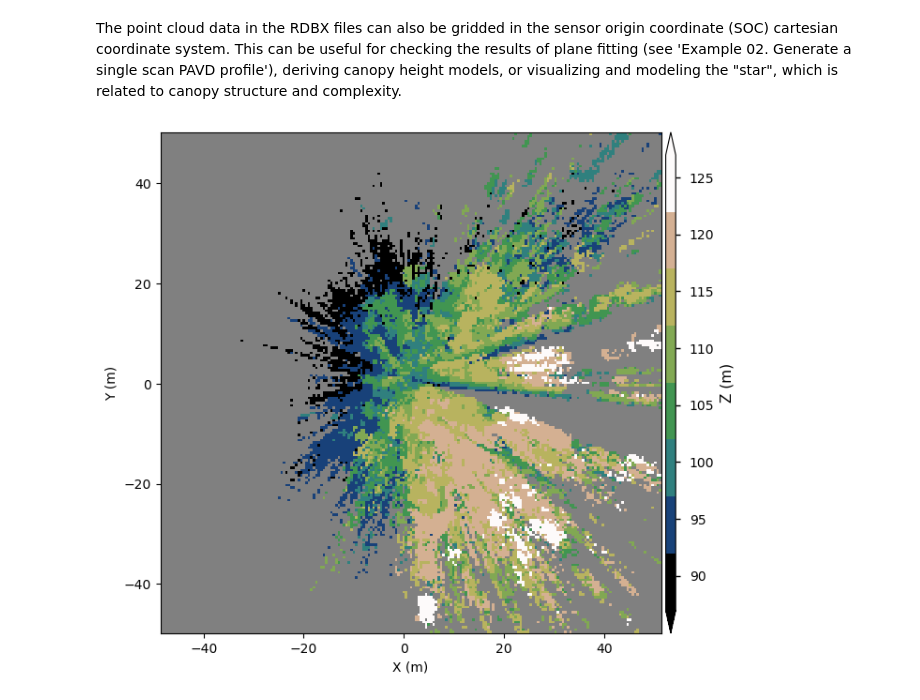
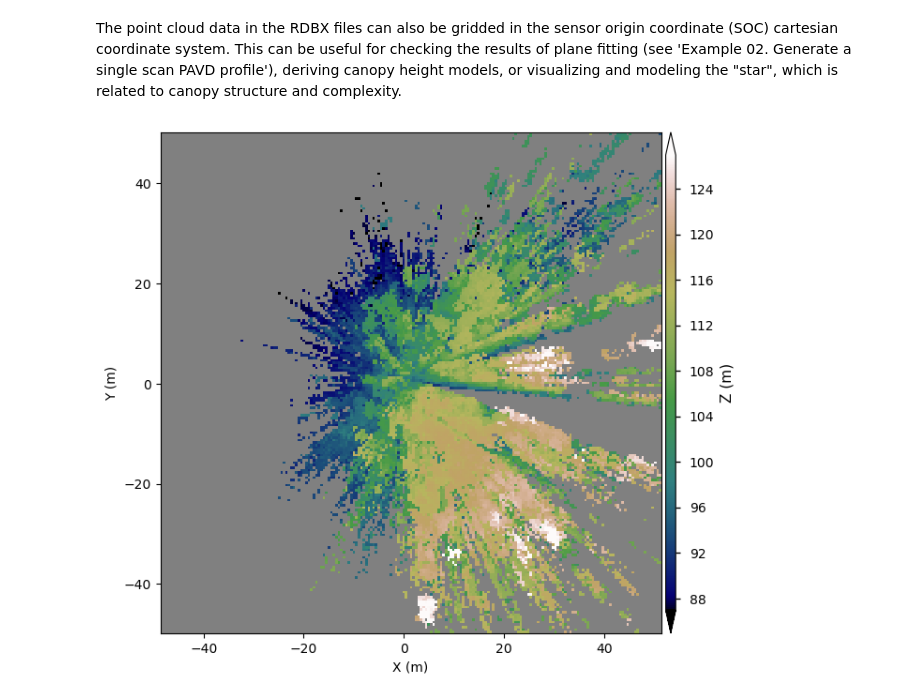
Before and after one commit to armstonj/pylidar-tls-canopy, a Jupyter notebook: notebooks/01_gridding_example.ipynb, the cells around one changed output. Cells and saved outputs as stored; diff of their text form; code cells hidden in the pictures.

```diff
--- a/notebooks/01_gridding_example.ipynb
+++ b/notebooks/01_gridding_example.ipynb
@@ -171,7 +174,7 @@ z_grid = grid.grid_rdbx_cartesian([upright_rdbx_fn,tilt_rdbx_fn], [upright_trans
                                   0.5, extent=[xsize,ysize], ulc=[x0-xsize/2,y0+ysize/2], attribute='z', method='MAX')
 # %%
 plot_riegl_grid(z_grid, label='Z (m)', clim=[z0-5,z0+35], figsize=(7,7),
-                nbins=8, cmap='gist_earth', extent=[x0-xsize/2,x0+xsize/2,y0-ysize/2,y0+ysize/2],
+                nbins=None, cmap='gist_earth', extent=[x0-xsize/2,x0+xsize/2,y0-ysize/2,y0+ysize/2],
                 xlabel='X (m)', ylabel='Y (m)', facecolor='0.5', extend='both')
 # %% [output]
-[figure, old version]
+[figure, new version]
```
Also changed, not shown: parts of 5 cells of this notebook, 1 other file.
